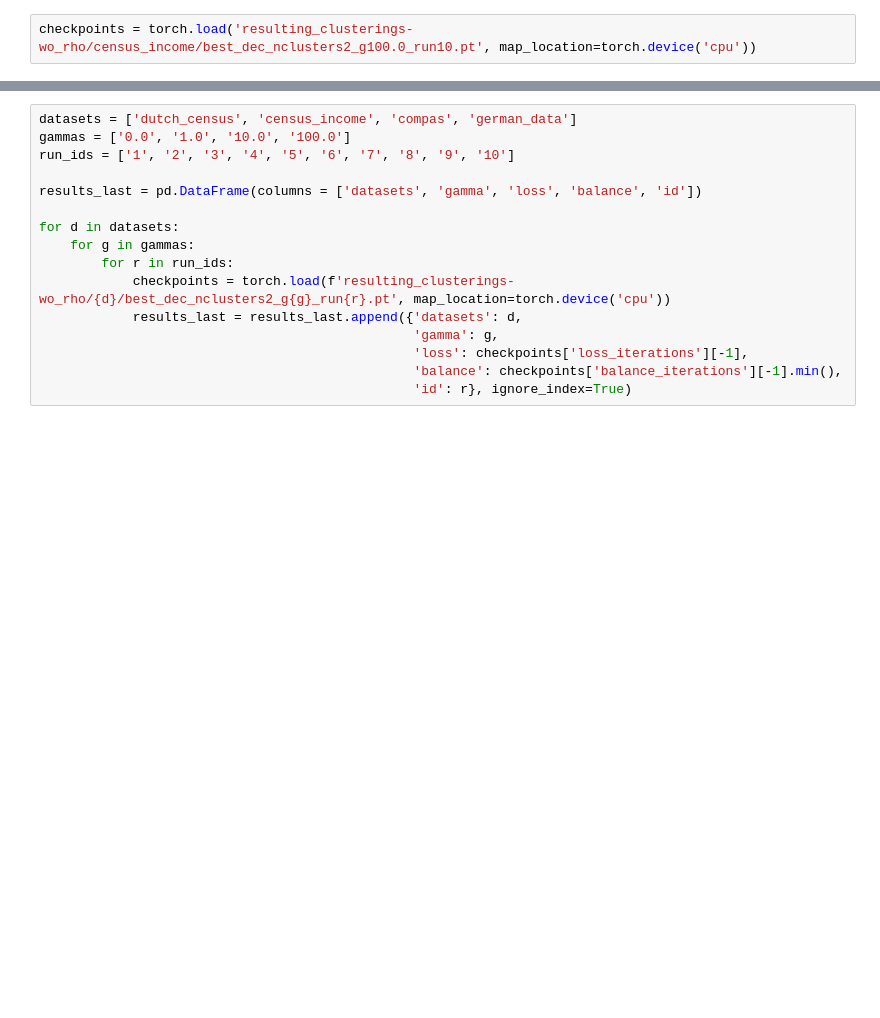
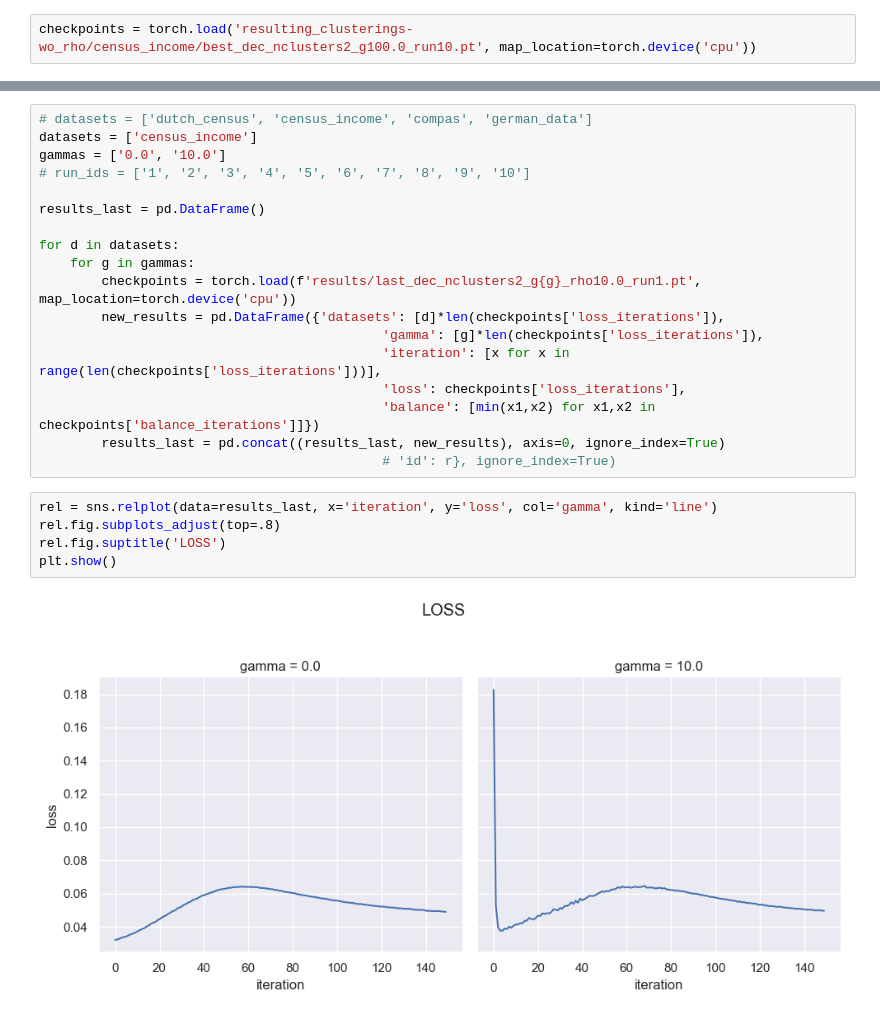
Before and after one commit to jovasque156/deepclustering, a Jupyter notebook: plots_tables.ipynb, the cells around one changed output, grey strips where cells are left out. Cells and saved outputs as stored; diff of their text form; blank space fills up the shorter version.

Commit message:
Update results and experiments

```diff
--- a/plots_tables.ipynb
+++ b/plots_tables.ipynb
@@ -50,16 +45,25 @@ checkpoints = torch.load('resulting_clusterings-wo_rho/census_income/best_dec_nc
 # %%
-datasets = ['dutch_census', 'census_income', 'compas', 'german_data']
-gammas = ['0.0', '1.0', '10.0', '100.0']
-run_ids = ['1', '2', '3', '4', '5', '6', '7', '8', '9', '10']
+# datasets = ['dutch_census', 'census_income', 'compas', 'german_data']
+datasets = ['census_income']
+gammas = ['0.0', '10.0']
+# run_ids = ['1', '2', '3', '4', '5', '6', '7', '8', '9', '10']
 
-results_last = pd.DataFrame(columns = ['datasets', 'gamma', 'loss', 'balance', 'id'])
+results_last = pd.DataFrame()
 
 for d in datasets:
     for g in gammas:
-        for r in run_ids:
-            checkpoints = torch.load(f'resulting_clusterings-wo_rho/{d}/best_dec_nclusters2_g{g}_run{r}.pt', map_location=torch.device('cpu'))
-            results_last = results_last.append({'datasets': d,
-                                                'gamma': g,
-                                                'loss': checkpoints['loss_iterations'][-1],
-                                                'balance': checkpoints['balance_iterations'][-1].min(),
-                                                'id': r}, ignore_index=True)
+        checkpoints = torch.load(f'results/last_dec_nclusters2_g{g}_rho10.0_run1.pt', map_location=torch.device('cpu'))
+        new_results = pd.DataFrame({'datasets': [d]*len(checkpoints['loss_iterations']),
+                                            'gamma': [g]*len(checkpoints['loss_iterations']),
+                                            'iteration': [x for x in range(len(checkpoints['loss_iterations']))],
+                                            'loss': checkpoints['loss_iterations'],
+                                            'balance': [min(x1,x2) for x1,x2 in checkpoints['balance_iterations']]})
+        results_last = pd.concat((results_last, new_results), axis=0, ignore_index=True)
+                                            # 'id': r}, ignore_index=True)
+# %%
+rel = sns.relplot(data=results_last, x='iteration', y='loss', col='gamma', kind='line')
+rel.fig.subplots_adjust(top=.8)
+rel.fig.suptitle('LOSS')
+plt.show()
+# %% [output]
+[figure, added]
```
Also changed, not shown: parts of 9 cells of this notebook, 11 other files.
